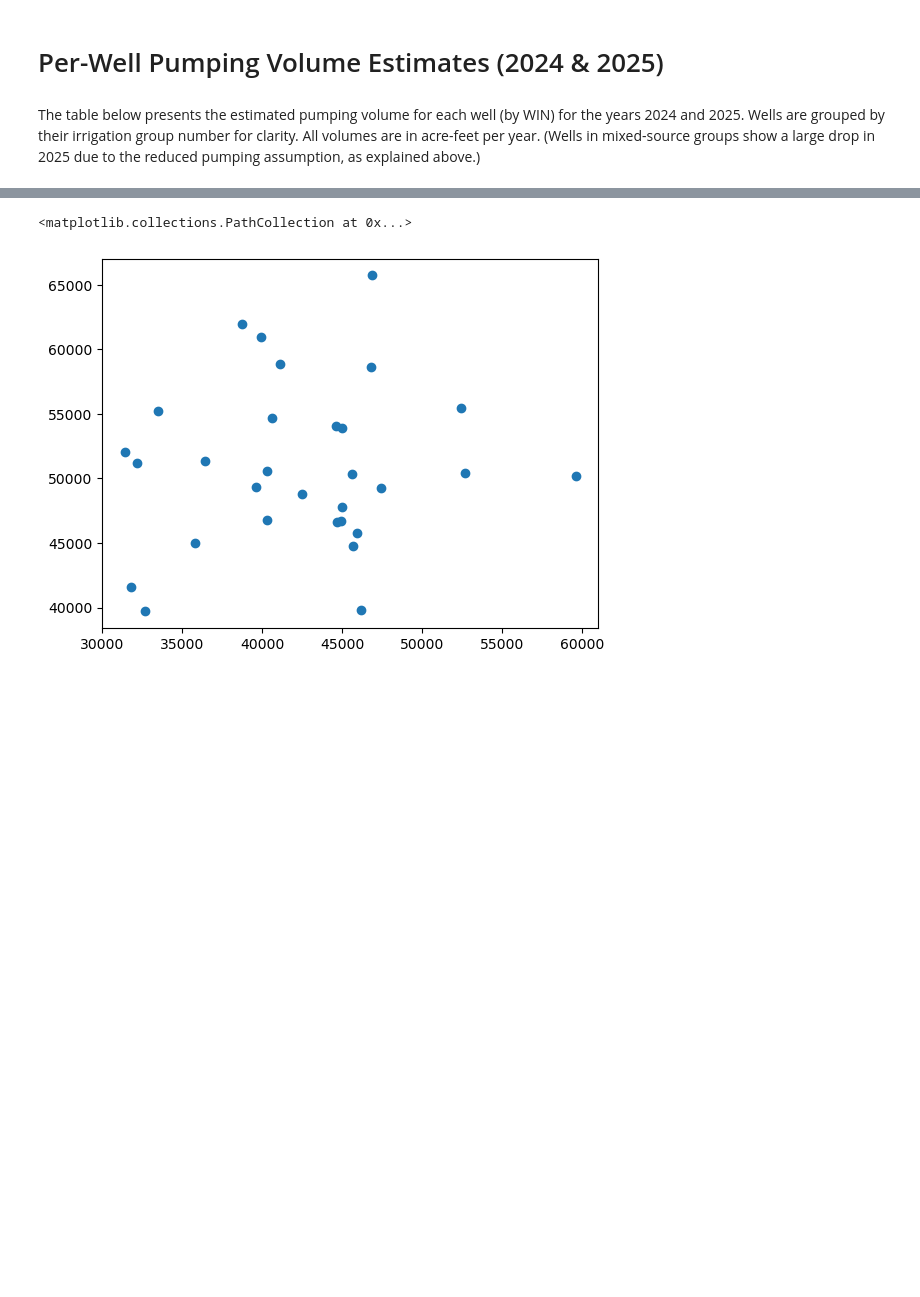
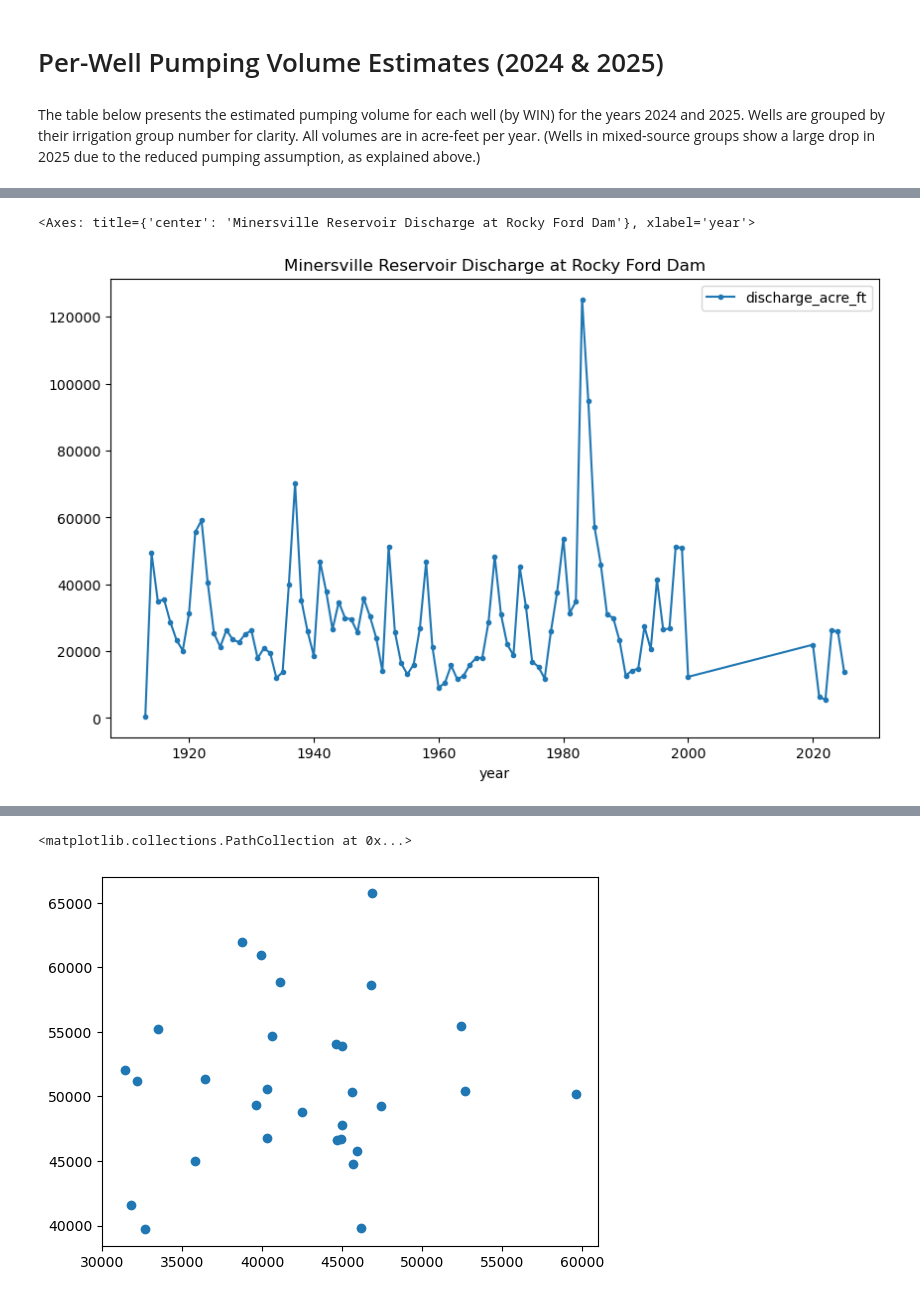
Before and after one commit to inkenbrandt/well_pump, a Jupyter notebook: 5_bayesian_pumping_estimates.ipynb, the cells around one changed output, grey strips where cells are left out. Saved outputs shown, nothing was run; the diff lists cells and outputs as text; code cells hidden in the pictures; blank space fills up the shorter version.

```diff
--- a/5_bayesian_pumping_estimates.ipynb
+++ b/5_bayesian_pumping_estimates.ipynb
@@ -100,0 +162,25 @@ appyrdict = appyr['applied_acre_feet_masked'].to_dict()
+# %%
+res_q = pd.read_csv("output_tables/res_discharge.csv")
+res_q['Date'] = pd.to_datetime(res_q['Date'])
+res_q.set_index('Date', inplace=True)
+res_q['discharge_acre_ft'] = res_q['Flume Discharge (cfs)']*1.98347 # convert cfs to acre-ft/day
+res_q = res_q.resample('D').asfreq().interpolate() # daily frequency with interpolation for data gaps
+res_q_monthly = res_q.resample('ME').sum()
+res_q_yearly = res_q.resample('YE').sum()
+res_q_yearly['year'] = res_q_yearly.index.year
+res_q_yearly.set_index('year', inplace=True)
+res_q_yearly
+
+beav_q= pd.read_csv("output_tables/beaver_at_rocky_ford_dam.txt",parse_dates={'Date':[0,1,2]},index_col='Date')
+beav_q['discharge_acre_ft'] = beav_q['Discharge in CFS']*1.98347
+beav_q = beav_q.resample('D').asfreq().interpolate()
+beav_q_yearly = beav_q.resample('YE').sum()
+beav_q_yearly['year'] = beav_q_yearly.index.year
+beav_q_yearly.set_index('year', inplace=True)
+beav_q_yearly = beav_q_yearly.drop(columns=['Discharge in CFS'],axis=1).round(0)
+beav = pd.concat([beav_q_yearly, res_q_yearly], axis=0).drop(['Flume Discharge (cfs)', 'Notes'],axis=1).dropna().round(0)#.to_frame()
+# %%
+beav.plot(y='discharge_acre_ft', figsize=(10,6), title="Minersville Reservoir Discharge at Rocky Ford Dam", marker='.')
+# %% [output]
+<Axes: title={'center': 'Minersville Reservoir Discharge at Rocky Ford Dam'}, xlabel='year'>
+[figure, added]
```
Also changed, not shown: parts of 10 cells of this notebook, 5 other files.
